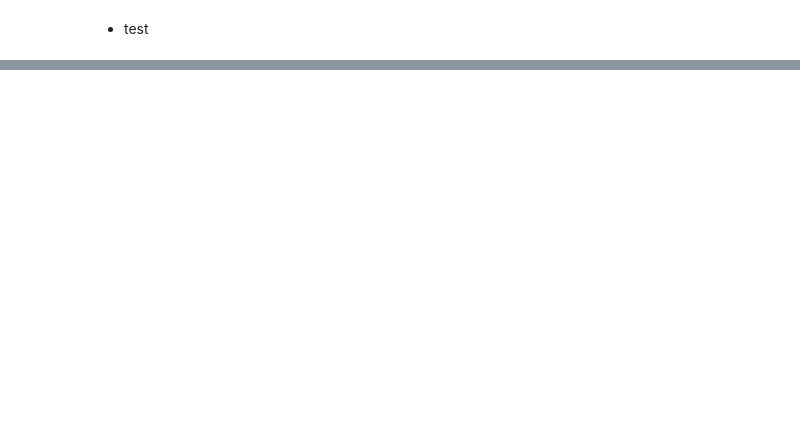
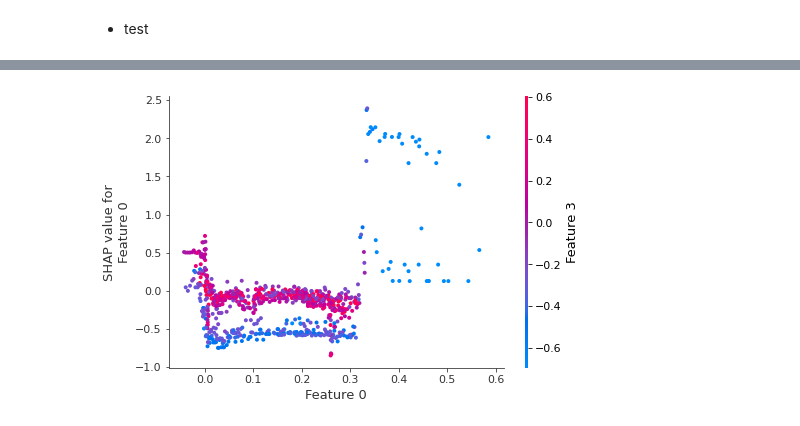
Before and after one commit to ByeonggeonGo/AWAC_code_practice, a Jupyter notebook: xgb_crossent_cartpole.ipynb, the cells around one changed output, grey strips where cells are left out. Drawn from its saved outputs; the diff is of its cells as text; code cells hidden in the pictures; blank space fills up the shorter version.

```diff
--- a/xgb_crossent_cartpole.ipynb
+++ b/xgb_crossent_cartpole.ipynb
@@ -225,0 +330,3 @@ fig.tight_layout()
+# %%
+shap.dependence_plot(0, shap_values, x)
+# %% [output]
@@ -225,0 +335 @@ fig.tight_layout()
+[figure, added]
```
Also changed, not shown: parts of 17 cells of this notebook.
